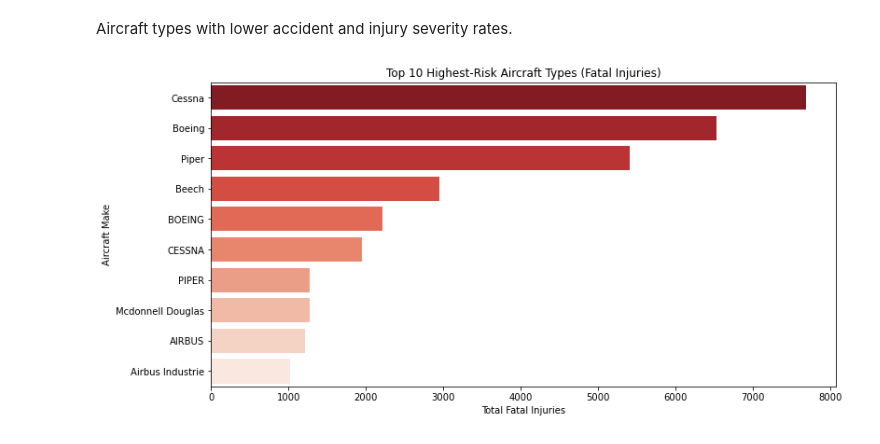
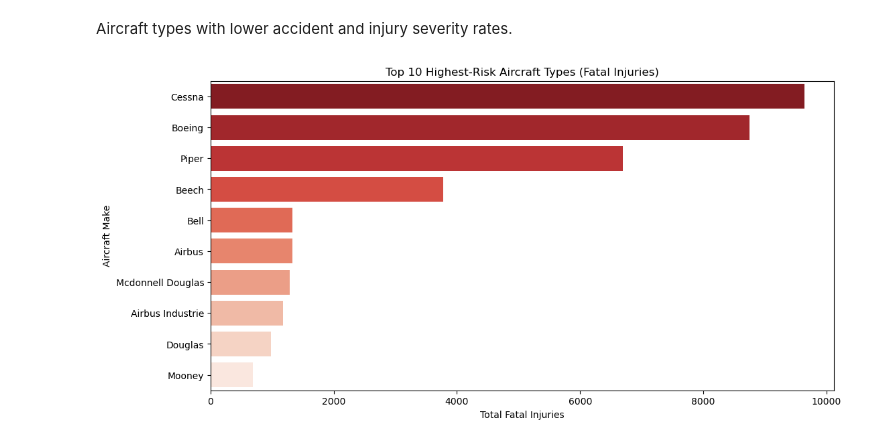
Before and after one commit to sylviaM361/Aviation-analysis, a Jupyter notebook: Aviation_analysis.ipynb, the cells around one changed output. Drawn from its saved outputs; the diff is of its cells as text; code cells hidden in the pictures.

```diff
--- a/Aviation_analysis.ipynb
+++ b/Aviation_analysis.ipynb
@@ -488,18 +490,40 @@ plt.show()
 # %% [markdown]
 Aircraft types with lower accident and injury severity rates.
 # %%
-aircraft_risk = df_cleaned.groupby('Make')[['Total.Fatal.Injuries']].sum().reset_index()
 
-risky_aircraft = aircraft_risk.sort_values('Total.Fatal.Injuries', ascending=False)
 
-plt.figure(figsize=(12,6))
-sns.barplot(data=risky_aircraft.head(10), x='Total.Fatal.Injuries', y='Make', palette='Reds_r')
+df_cleaned['Make'] = (
+    df_cleaned['Make']
+    .astype(str)
+    .str.strip()
+    .str.title()
+)
+
+aircraft_risk = (
+    df_cleaned
+    .groupby('Make')[['Total.Fatal.Injuries']]
+    .sum()
+    .reset_index()
+)
+
+# Sort by highest risk
+risky_aircraft = aircraft_risk.sort_values(
+    'Total.Fatal.Injuries', ascending=False
+)
+
+plt.figure(figsize=(12, 6))
+sns.barplot(
+    data=risky_aircraft.head(10),
+    x='Total.Fatal.Injuries',
+    y='Make',
+    palette='Reds_r'
+)
 plt.title('Top 10 Highest-Risk Aircraft Types (Fatal Injuries)')
 plt.xlabel('Total Fatal Injuries')
 plt.ylabel('Aircraft Make')
 plt.show()
 # %% [output]
-[figure, old version]
+[figure, new version]
 # %% [markdown]
 
 
```
Also changed, not shown: parts of 12 cells of this notebook.
